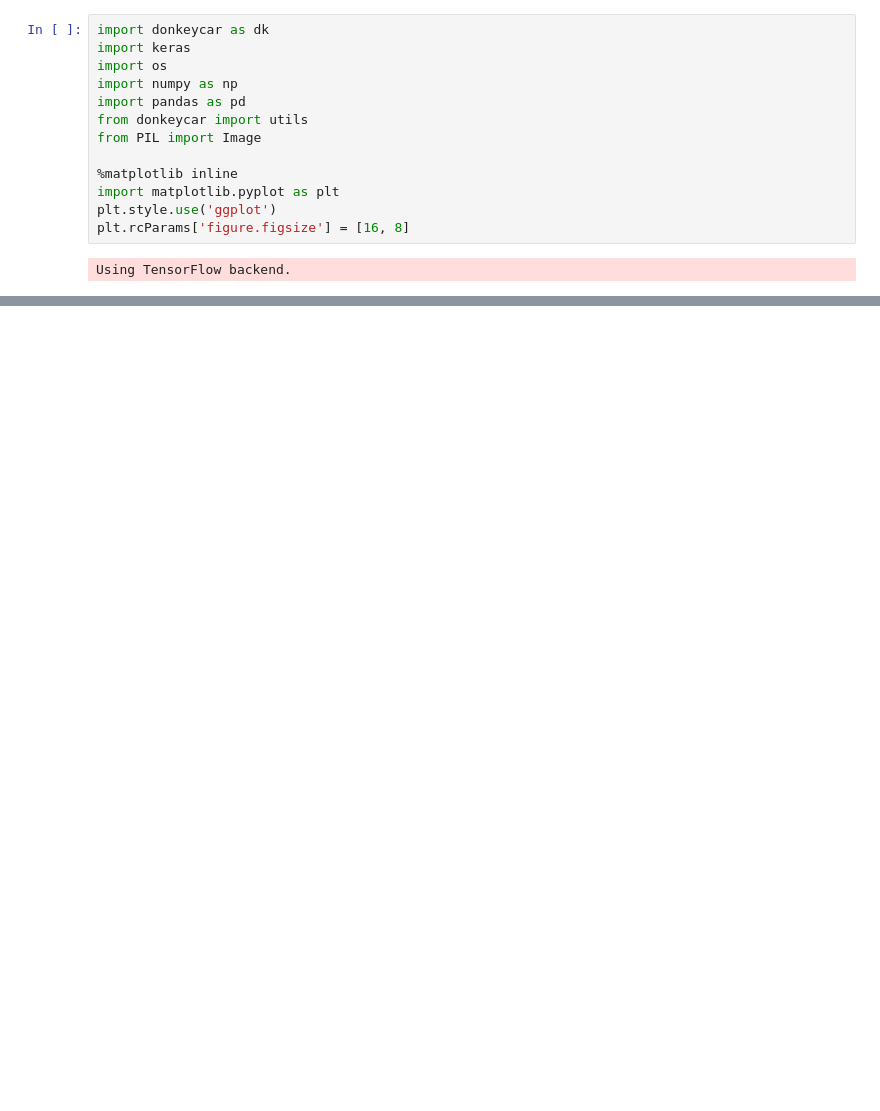
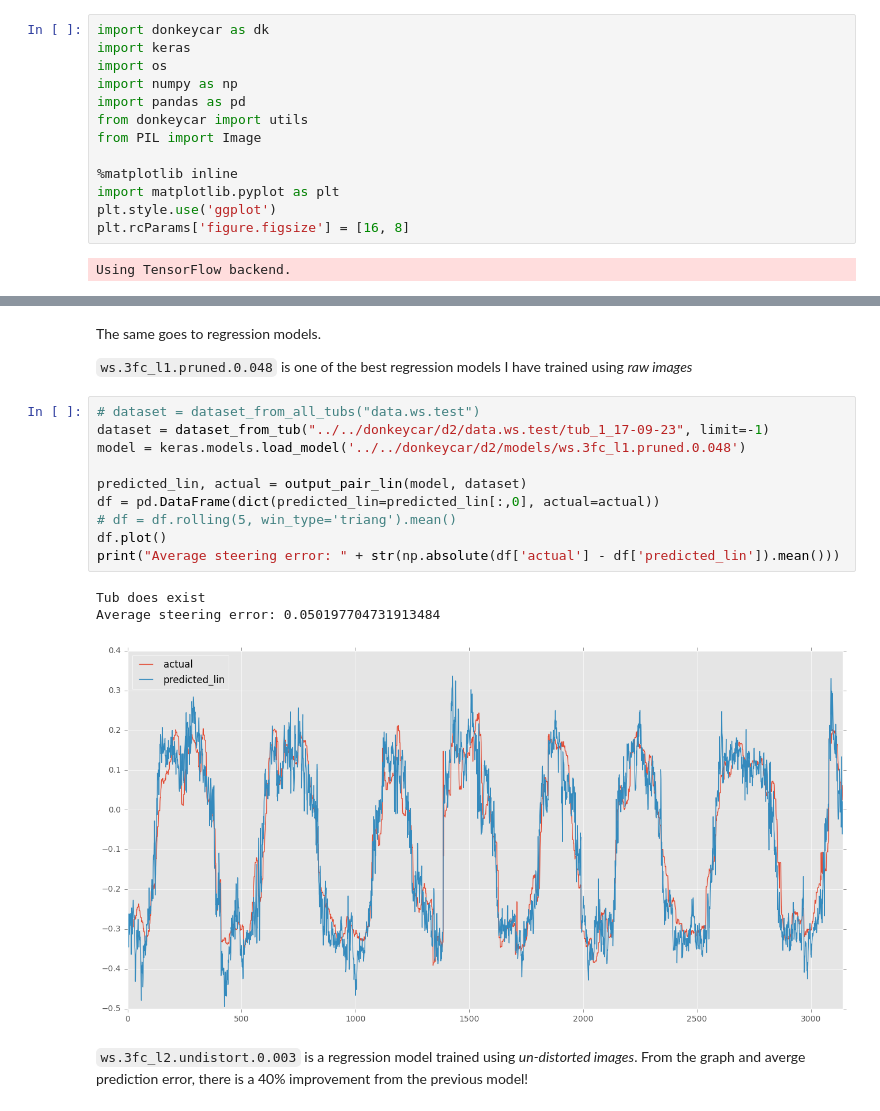
Before and after one commit to test-v1/notebooks-1, a Jupyter notebook: donkeycar/undistorted images.ipynb, the cells around one changed output, grey strips where cells are left out. Cells and saved outputs as stored; diff of their text form; blank space fills up the shorter version.

```diff
--- a/donkeycar/undistorted images.ipynb
+++ b/donkeycar/undistorted images.ipynb
@@ -99,2 +109,22 @@ Tub does exist
+# %% [markdown]
+The same goes to regression models.
+
+`ws.3fc_l1.pruned.0.048` is one of the best regression models I have trained using *raw images*
+# %%
+# dataset = dataset_from_all_tubs("data.ws.test")
+dataset = dataset_from_tub("../../donkeycar/d2/data.ws.test/tub_1_17-09-23", limit=-1)
+model = keras.models.load_model('../../donkeycar/d2/models/ws.3fc_l1.pruned.0.048')
+
+predicted_lin, actual = output_pair_lin(model, dataset)
+df = pd.DataFrame(dict(predicted_lin=predicted_lin[:,0], actual=actual))
+# df = df.rolling(5, win_type='triang').mean()
+df.plot()
+print("Average steering error: " + str(np.absolute(df['actual'] - df['predicted_lin']).mean()))
+# %% [output]
+Tub does exist
+Average steering error: 0.050197704731913484
+[figure, added]
+# %% [markdown]
+`ws.3fc_l2.undistort.0.003` is a regression model trained using *un-distorted images*. From the graph and averge prediction error, there is a 40% improvement from the previous model!
 # %%
 # dataset = dataset_from_all_tubs("data.ws.test")
```
Also changed, not shown: parts of 8 cells of this notebook, 1 other file.
